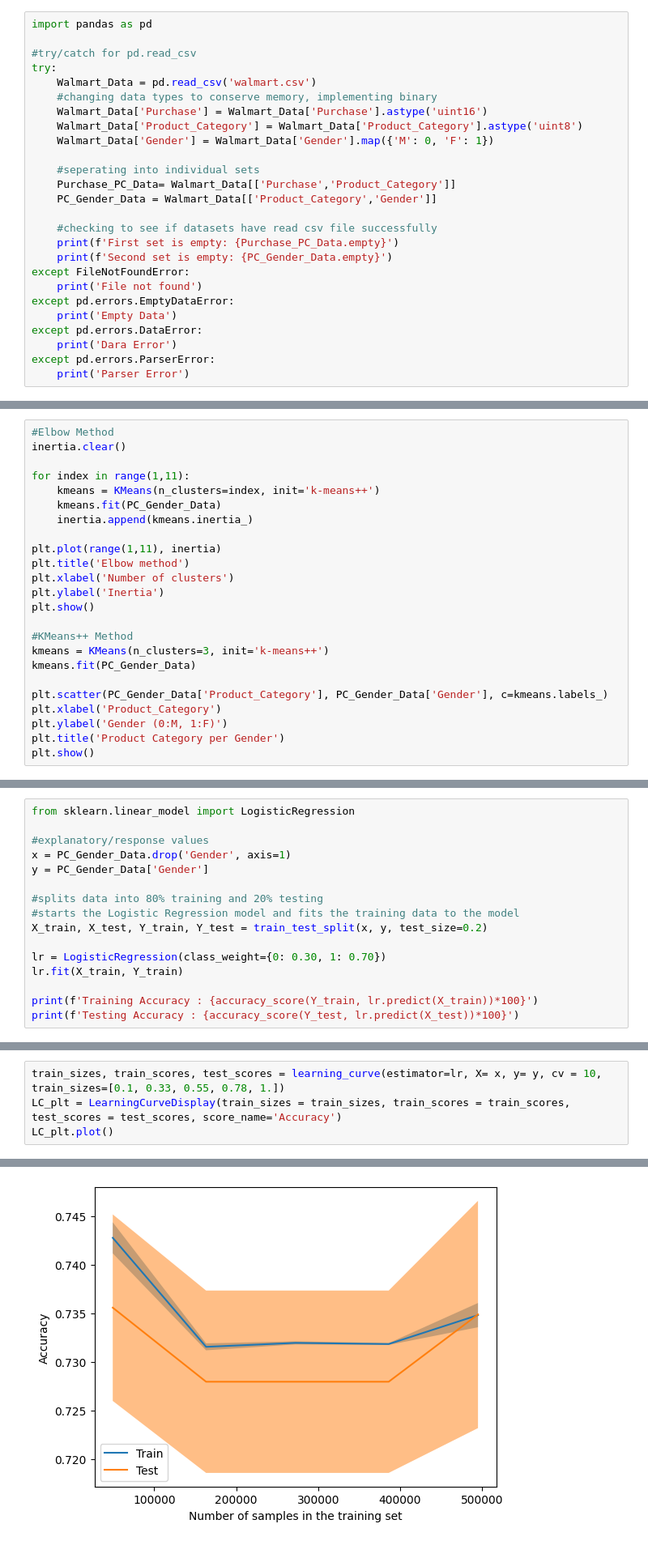
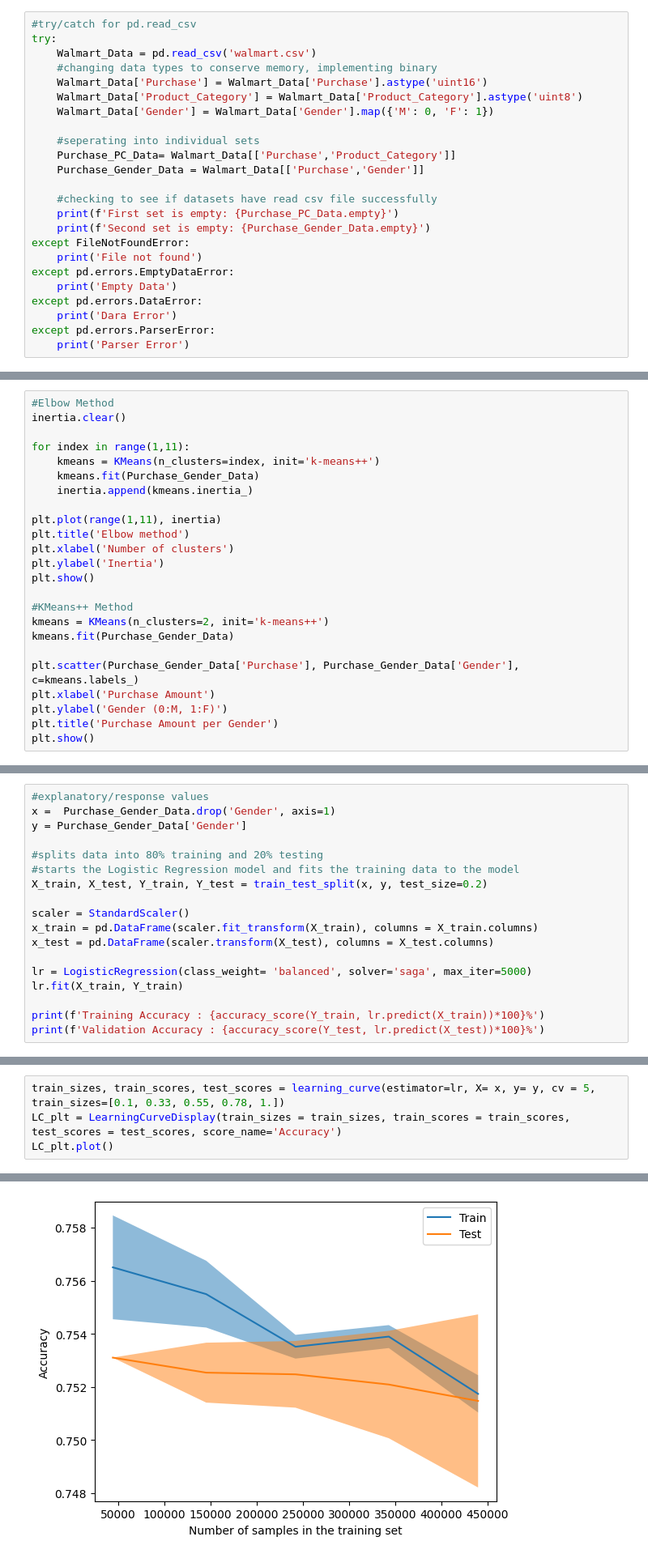
Before and after one commit to CIC-Research/Data-Science-Project, a Jupyter notebook: main.ipynb, the cells around one changed output, grey strips where cells are left out. Shown at 81% size. Cells and saved outputs as stored; diff of their text form.

Commit message:
changed logistic regression model, tried neural network

```diff
--- a/main.ipynb
+++ b/main.ipynb
@@ -13,6 +26,4 @@ We start by using pandas to read our data from an Excel file and display it to p
 # %%
-import pandas as pd
-
 #try/catch for pd.read_csv
 try:
     Walmart_Data = pd.read_csv('walmart.csv')
@@ -23,11 +34,11 @@ try:
 
     #seperating into individual sets
     Purchase_PC_Data= Walmart_Data[['Purchase','Product_Category']]
-    PC_Gender_Data = Walmart_Data[['Product_Category','Gender']]
+    Purchase_Gender_Data = Walmart_Data[['Purchase','Gender']]
 
     #checking to see if datasets have read csv file successfully
     print(f'First set is empty: {Purchase_PC_Data.empty}')
-    print(f'Second set is empty: {PC_Gender_Data.empty}')
+    print(f'Second set is empty: {Purchase_Gender_Data.empty}')
 except FileNotFoundError:
     print('File not found')
 except pd.errors.EmptyDataError:
@@ -115,7 +131,7 @@ inertia.clear()
 
 for index in range(1,11):
     kmeans = KMeans(n_clusters=index, init='k-means++')
-    kmeans.fit(PC_Gender_Data)
+    kmeans.fit(Purchase_Gender_Data)
     inertia.append(kmeans.inertia_)
 
 plt.plot(range(1,11), inertia)
@@ -125,12 +141,12 @@ plt.ylabel('Inertia')
 plt.show()
 
 #KMeans++ Method
-kmeans = KMeans(n_clusters=3, init='k-means++')
-kmeans.fit(PC_Gender_Data)
+kmeans = KMeans(n_clusters=2, init='k-means++')
+kmeans.fit(Purchase_Gender_Data)
 
-plt.scatter(PC_Gender_Data['Product_Category'], PC_Gender_Data['Gender'], c=kmeans.labels_)
-plt.xlabel('Product_Category')
+plt.scatter(Purchase_Gender_Data['Purchase'], Purchase_Gender_Data['Gender'], c=kmeans.labels_)
+plt.xlabel('Purchase Amount')
 plt.ylabel('Gender (0:M, 1:F)')
-plt.title('Product Category per Gender')
+plt.title('Purchase Amount per Gender')
 plt.show()
 # %% [output]
@@ -245,19 +249,21 @@ It is important to denote that there is a class imbalance for Gender due to the
 
 Credit: https://www.geeksforgeeks.org/understanding-logistic-regression/
 # %%
-from sklearn.linear_model import LogisticRegression
-
 #explanatory/response values
-x = PC_Gender_Data.drop('Gender', axis=1)
-y = PC_Gender_Data['Gender']
+x =  Purchase_Gender_Data.drop('Gender', axis=1)
+y = Purchase_Gender_Data['Gender']
 
 #splits data into 80% training and 20% testing
 #starts the Logistic Regression model and fits the training data to the model
 X_train, X_test, Y_train, Y_test = train_test_split(x, y, test_size=0.2)
 
-lr = LogisticRegression(class_weight={0: 0.30, 1: 0.70})
+scaler = StandardScaler()
+x_train = pd.DataFrame(scaler.fit_transform(X_train), columns = X_train.columns)
+x_test = pd.DataFrame(scaler.transform(X_test), columns = X_test.columns)
+
+lr = LogisticRegression(class_weight= 'balanced', solver='saga', max_iter=5000)
 lr.fit(X_train, Y_train)
 
-print(f'Training Accuracy : {accuracy_score(Y_train, lr.predict(X_train))*100}')
-print(f'Testing Accuracy : {accuracy_score(Y_test, lr.predict(X_test))*100}')
+print(f'Training Accuracy : {accuracy_score(Y_train, lr.predict(X_train))*100}%')
+print(f'Validation Accuracy : {accuracy_score(Y_test, lr.predict(X_test))*100}%')
 # %% [output]
@@ -266,10 +272,10 @@ Testing Accuracy : 72.77437417056011
 # %%
-train_sizes, train_scores, test_scores = learning_curve(estimator=lr, X= x, y= y, cv = 10, train_sizes=[0.1, 0.33, 0.55, 0.78, 1.])
+train_sizes, train_scores, test_scores = learning_curve(estimator=lr, X= x, y= y, cv = 5, train_sizes=[0.1, 0.33, 0.55, 0.78, 1.])
 LC_plt = LearningCurveDisplay(train_sizes = train_sizes, train_scores = train_scores, test_scores = test_scores, score_name='Accuracy')
 LC_plt.plot()
 # %% [output]
 <sklearn.model_selection._plot.LearningCurveDisplay at 0x...>
-[figure, old version]
+[figure, new version]
 # %%
 #chosen Product Category to see if model can classify Gender correctly
 data_ex = pd.DataFrame({
```
Also changed, not shown: parts of 17 cells of this notebook.
